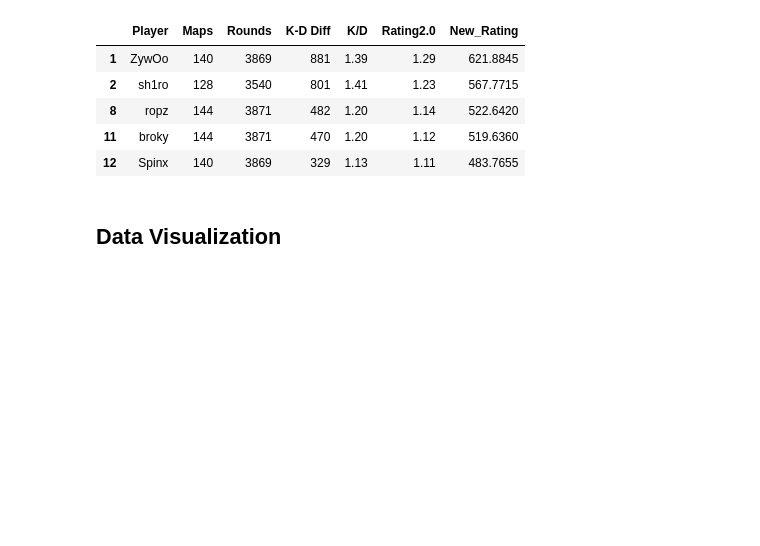
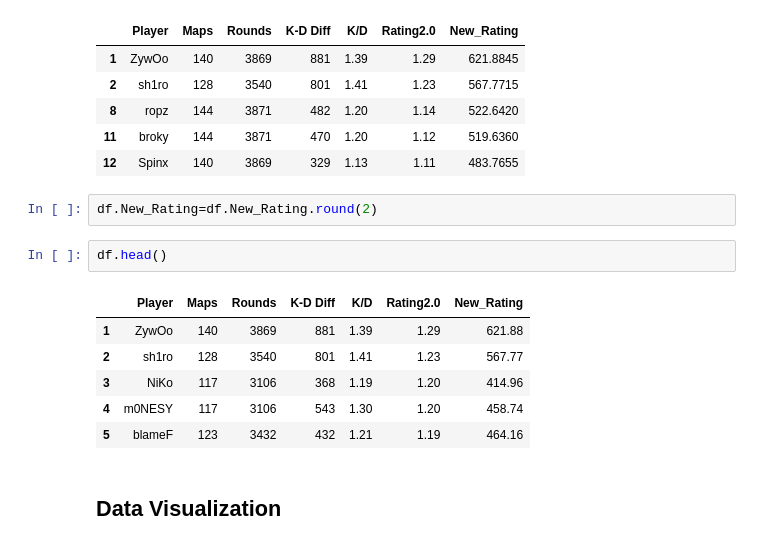
Before and after one commit to Yusuf5001/DA-with-Python, a Jupyter notebook: CS Top 50.ipynb, the cells around one changed output. Saved outputs shown, nothing was run; the diff lists cells and outputs as text; blank space fills up the shorter version.

```diff
--- a/CS Top 50.ipynb
+++ b/CS Top 50.ipynb
@@ -117,6 +117,17 @@ df.sort_values(by="New_Rating", ascending=False).head()
 | 8 | ropz | 144 | 3871 | 482 | 1.20 | 1.14 | 522.6420 |
 | 11 | broky | 144 | 3871 | 470 | 1.20 | 1.12 | 519.6360 |
 | 12 | Spinx | 140 | 3869 | 329 | 1.13 | 1.11 | 483.7655 |
+# %%
+df.New_Rating=df.New_Rating.round(2)
+# %%
+df.head()
+# %% [output]
+|  | Player | Maps | Rounds | K-D Diff | K/D | Rating2.0 | New_Rating |
+| 1 | ZywOo | 140 | 3869 | 881 | 1.39 | 1.29 | 621.88 |
+| 2 | sh1ro | 128 | 3540 | 801 | 1.41 | 1.23 | 567.77 |
+| 3 | NiKo | 117 | 3106 | 368 | 1.19 | 1.20 | 414.96 |
+| 4 | m0NESY | 117 | 3106 | 543 | 1.30 | 1.20 | 458.74 |
+| 5 | blameF | 123 | 3432 | 432 | 1.21 | 1.19 | 464.16 |
 # %% [markdown]
 ## Data Visualization
 # %%
```
Also changed, not shown: parts of 2 cells of this notebook.
